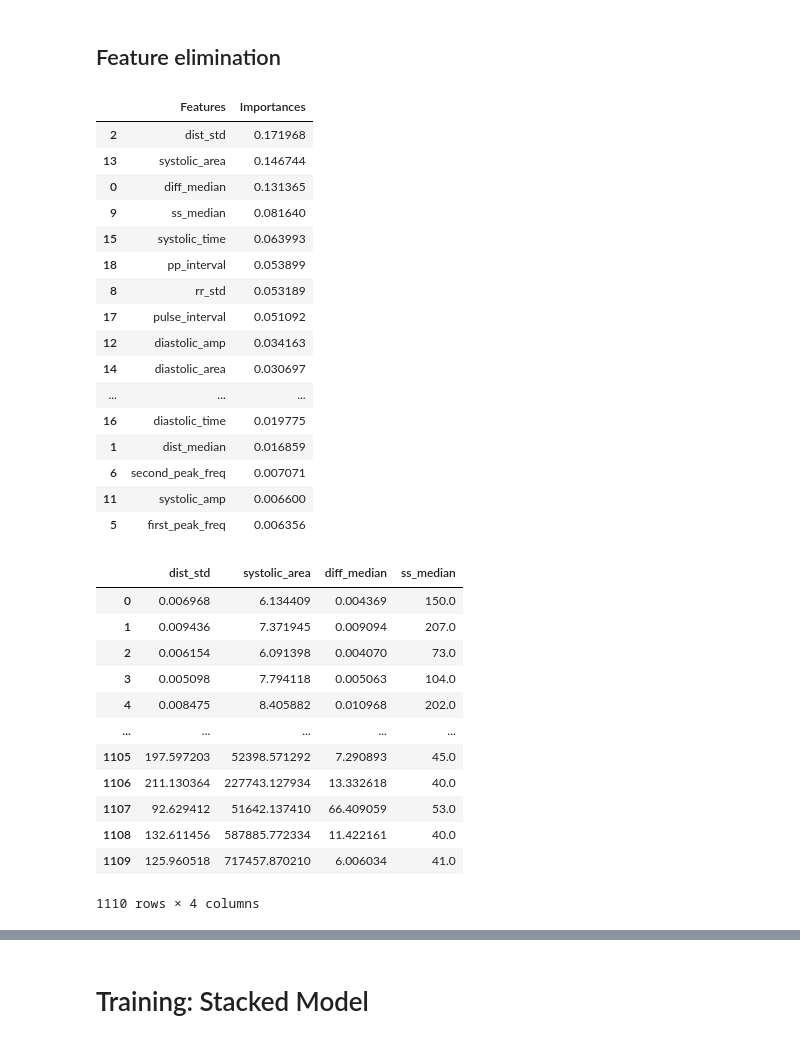
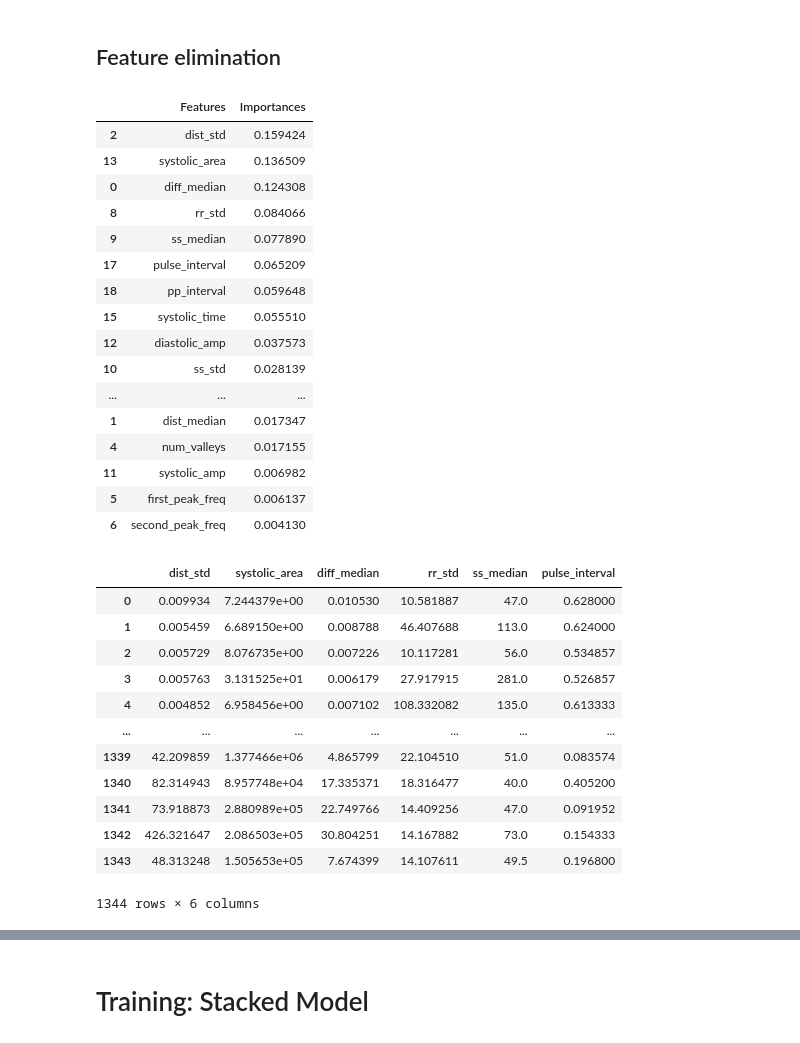
Before and after one commit to sarah-alabdulrazzak/RhythmGuard, a Jupyter notebook: Combined_Models.ipynb, the cells around one changed output, grey strips where cells are left out. Drawn from its saved outputs; the diff is of its cells as text; code cells hidden in the pictures.

```diff
--- a/Combined_Models.ipynb
+++ b/Combined_Models.ipynb
@@ -280,7 +280,7 @@ for i in range(len(signals_ecg)):
                           rel_height=0.5)
     # Time domain features
     td_peaks, _ = find_peaks(signals_ecg[i],
-                          height=1,
+                          height=1.1,
                           threshold=0.005,
                           distance=0.3*fs,
                           prominence=0.2,
@@ -387,12 +387,12 @@ import seaborn as sns
 from sklearn.metrics import confusion_matrix, accuracy_score
 from imblearn.under_sampling import RandomUnderSampler
 
-max_num_samples=185
+max_num_samples=224
 
 Xg=samples_df.drop(["Labels"], axis=1)
 y=samples_df["Labels"]
 rus = RandomUnderSampler(random_state=0, sampling_strategy={'Atrial_Fibrillation':max_num_samples, 'Bradycardia':max_num_samples, 'Healthy':max_num_samples, 'Tachycardia':max_num_samples,
- 'Ventricular_Flutter_Fib':185, 'Ventricular_Tachycardia':max_num_samples})
+ 'Ventricular_Flutter_Fib':max_num_samples, 'Ventricular_Tachycardia':max_num_samples})
 Xg, y=rus.fit_resample(Xg, y)
 Xg.reset_index(inplace=True, drop=True)
 y.reset_index(inplace=True, drop=True)
@@ -477,48 +477,48 @@ Test_Score: 0.607, Mean_Score: 0.642, STD: 0.067182102739236
 # %%
 model = RandomForestClassifier(n_estimators=50, min_samples_split=4, min_samples_leaf=5, max_features=7, max_depth=10)
 model.fit(X, y)
 
 importances=pd.DataFrame({"Features": model.feature_names_in_, "Importances": model.feature_importances_}).sort_values(by="Importances", ascending=False)
 importances.to_excel("RF_Importances.xlsx")
 
 display(importances)
 
-cutoff=0.07
+cutoff=0.06
 high_importance_features=importances.loc[importances["Importances"]>=cutoff, "Features"].values
 
 X_important = X[high_importance_features]
 X_important
 # %% [output]
 |  | Features | Importances |
-| 2 | dist_std | 0.171968 |
-| 13 | systolic_area | 0.146744 |
-| 0 | diff_median | 0.131365 |
-| 9 | ss_median | 0.081640 |
-| 15 | systolic_time | 0.063993 |
-| 18 | pp_interval | 0.053899 |
-| 8 | rr_std | 0.053189 |
-| 17 | pulse_interval | 0.051092 |
-| 12 | diastolic_amp | 0.034163 |
-| 14 | diastolic_area | 0.030697 |
+| 2 | dist_std | 0.159424 |
+| 13 | systolic_area | 0.136509 |
+| 0 | diff_median | 0.124308 |
+| 8 | rr_std | 0.084066 |
+| 9 | ss_median | 0.077890 |
+| 17 | pulse_interval | 0.065209 |
+| 18 | pp_interval | 0.059648 |
+| 15 | systolic_time | 0.055510 |
+| 12 | diastolic_amp | 0.037573 |
+| 10 | ss_std | 0.028139 |
 | ... | ... | ... |
-| 16 | diastolic_time | 0.019775 |
-| 1 | dist_median | 0.016859 |
-| 6 | second_peak_freq | 0.007071 |
-| 11 | systolic_amp | 0.006600 |
-| 5 | first_peak_freq | 0.006356 |
+| 1 | dist_median | 0.017347 |
+| 4 | num_valleys | 0.017155 |
+| 11 | systolic_amp | 0.006982 |
+| 5 | first_peak_freq | 0.006137 |
+| 6 | second_peak_freq | 0.004130 |
-|  | dist_std | systolic_area | diff_median | ss_median |
-| 0 | 0.006968 | 6.134409 | 0.004369 | 150.0 |
-| 1 | 0.009436 | 7.371945 | 0.009094 | 207.0 |
-| 2 | 0.006154 | 6.091398 | 0.004070 | 73.0 |
-| 3 | 0.005098 | 7.794118 | 0.005063 | 104.0 |
-| 4 | 0.008475 | 8.405882 | 0.010968 | 202.0 |
-| ... | ... | ... | ... | ... |
-| 1105 | 197.597203 | 52398.571292 | 7.290893 | 45.0 |
-| 1106 | 211.130364 | 227743.127934 | 13.332618 | 40.0 |
-| 1107 | 92.629412 | 51642.137410 | 66.409059 | 53.0 |
-| 1108 | 132.611456 | 587885.772334 | 11.422161 | 40.0 |
-| 1109 | 125.960518 | 717457.870210 | 6.006034 | 41.0 |
+|  | dist_std | systolic_area | diff_median | rr_std | ss_median | pulse_interval |
+| 0 | 0.009934 | 7.244379e+00 | 0.010530 | 10.581887 | 47.0 | 0.628000 |
+| 1 | 0.005459 | 6.689150e+00 | 0.008788 | 46.407688 | 113.0 | 0.624000 |
+| 2 | 0.005729 | 8.076735e+00 | 0.007226 | 10.117281 | 56.0 | 0.534857 |
+| 3 | 0.005763 | 3.131525e+01 | 0.006179 | 27.917915 | 281.0 | 0.526857 |
+| 4 | 0.004852 | 6.958456e+00 | 0.007102 | 108.332082 | 135.0 | 0.613333 |
+| ... | ... | ... | ... | ... | ... | ... |
+| 1339 | 42.209859 | 1.377466e+06 | 4.865799 | 22.104510 | 51.0 | 0.083574 |
+| 1340 | 82.314943 | 8.957748e+04 | 17.335371 | 18.316477 | 40.0 | 0.405200 |
+| 1341 | 73.918873 | 2.880989e+05 | 22.749766 | 14.409256 | 47.0 | 0.091952 |
+| 1342 | 426.321647 | 2.086503e+05 | 30.804251 | 14.167882 | 73.0 | 0.154333 |
+| 1343 | 48.313248 | 1.505653e+05 | 7.674399 | 14.107611 | 49.5 | 0.196800 |
-1110 rows × 4 columns
+1344 rows × 6 columns
 # %%
 from sklearn.linear_model import LogisticRegression
 from sklearn.ensemble import RandomForestClassifier
```
Also changed, not shown: parts of 5 cells of this notebook.
